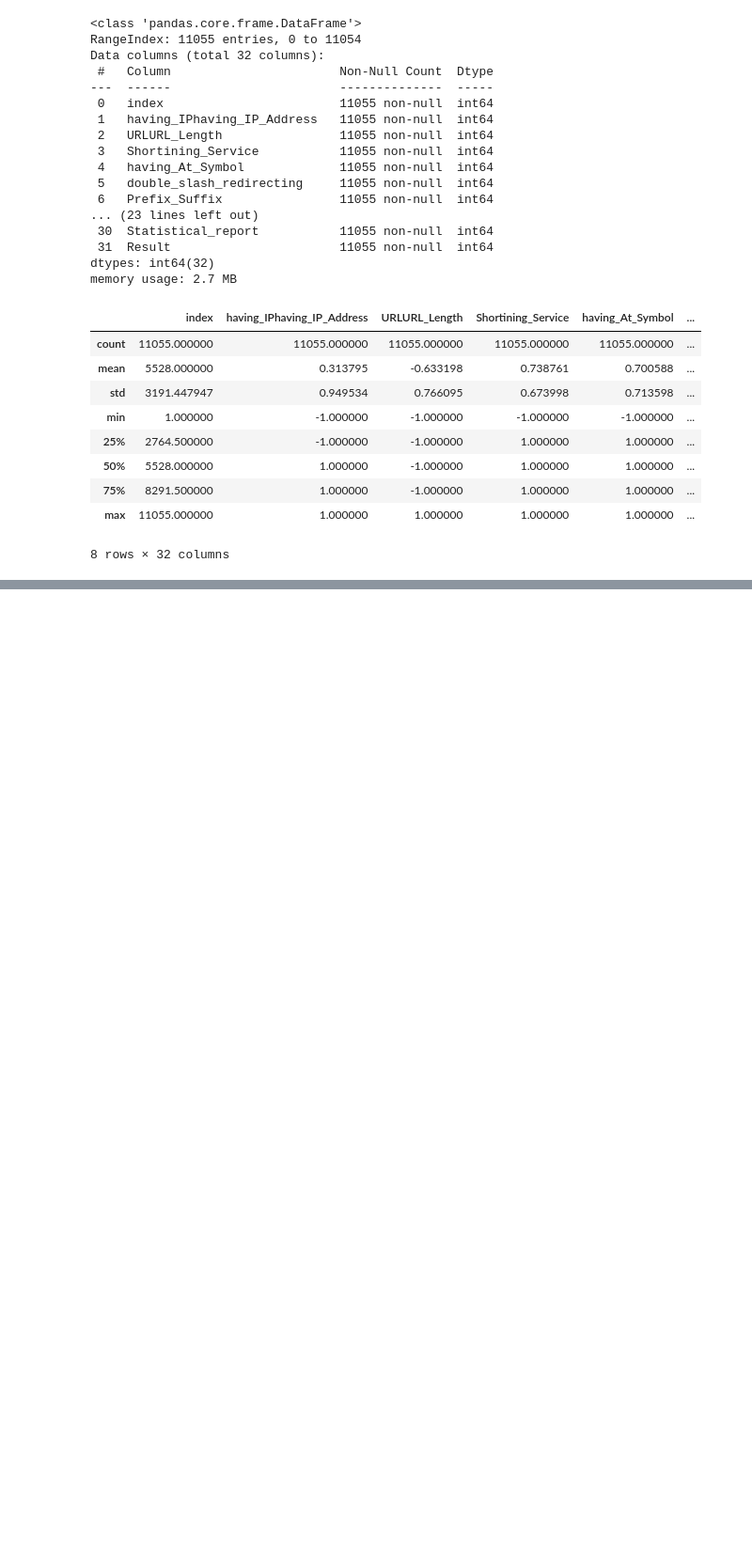
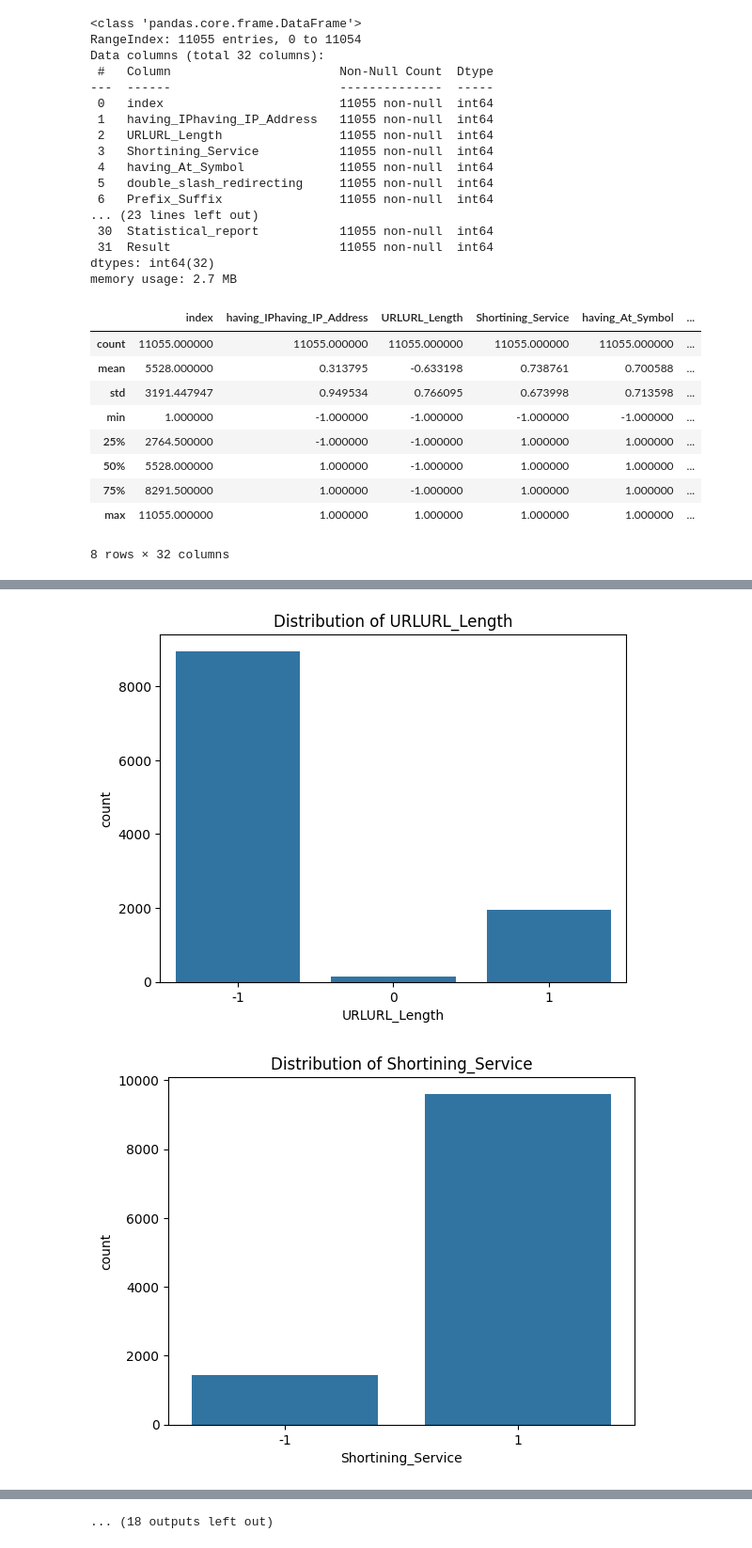
Before and after one commit to Nehemiahmageto/Detecting-Phishing-Websites-Using-URL-Based-HTML-Based-and-Domain-Based-Features, a Jupyter notebook: Model.ipynb, the cells around one changed output, grey strips where cells are left out. Shown: that part at 94% size. Saved outputs shown, nothing was run; the diff lists cells and outputs as text; code cells hidden in the pictures; blank space fills up the shorter version.

```diff
--- a/Model.ipynb
+++ b/Model.ipynb
@@ -47,0 +122,11 @@ df.describe()
+# %%
+# Feature distributions
+feature_cols = df.columns[2:-1]  # all columns except index and Result
+
+for col in feature_cols:
+    sns.countplot(x=col, data=df)
+    plt.title(f"Distribution of {col}")
+    plt.show()
+# %% [output]
+[figure, added]
+[figure, added]
@@ -47,0 +143 @@ df.describe()
+... (18 outputs left out)
```
Also changed, not shown: parts of 8 cells of this notebook.
